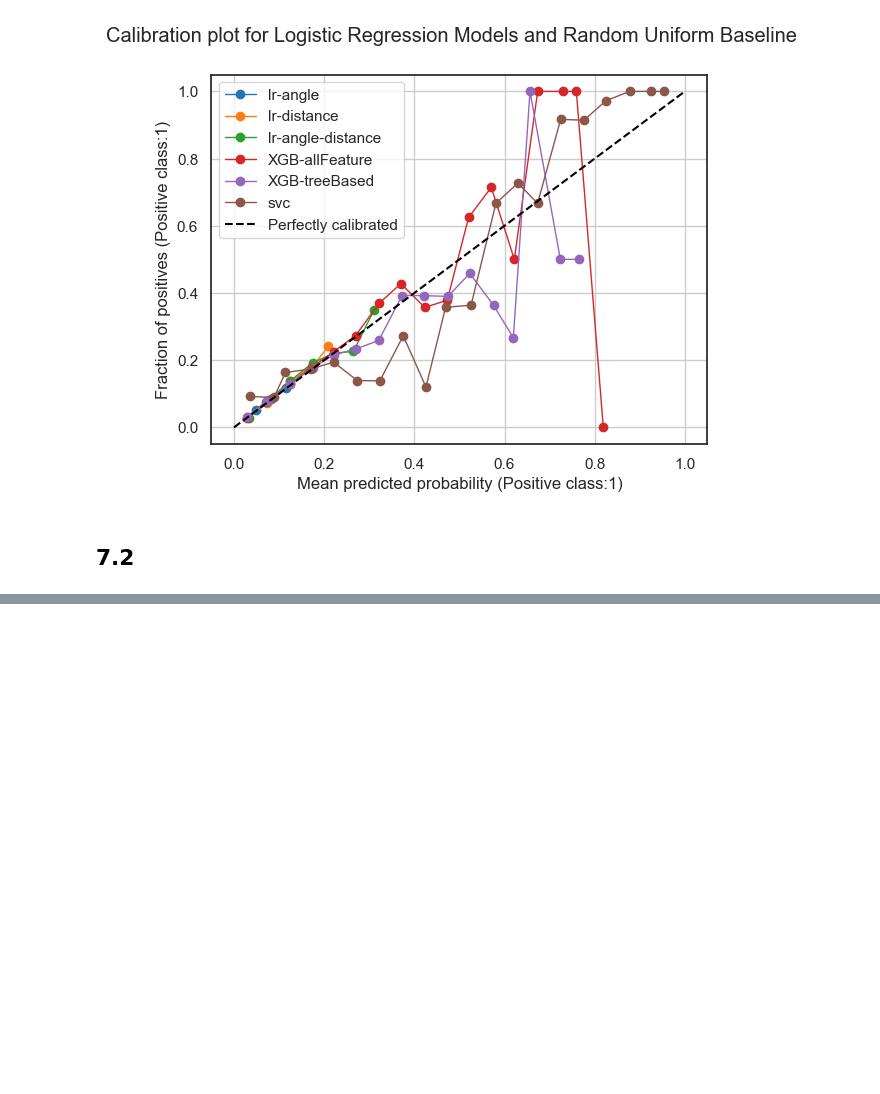
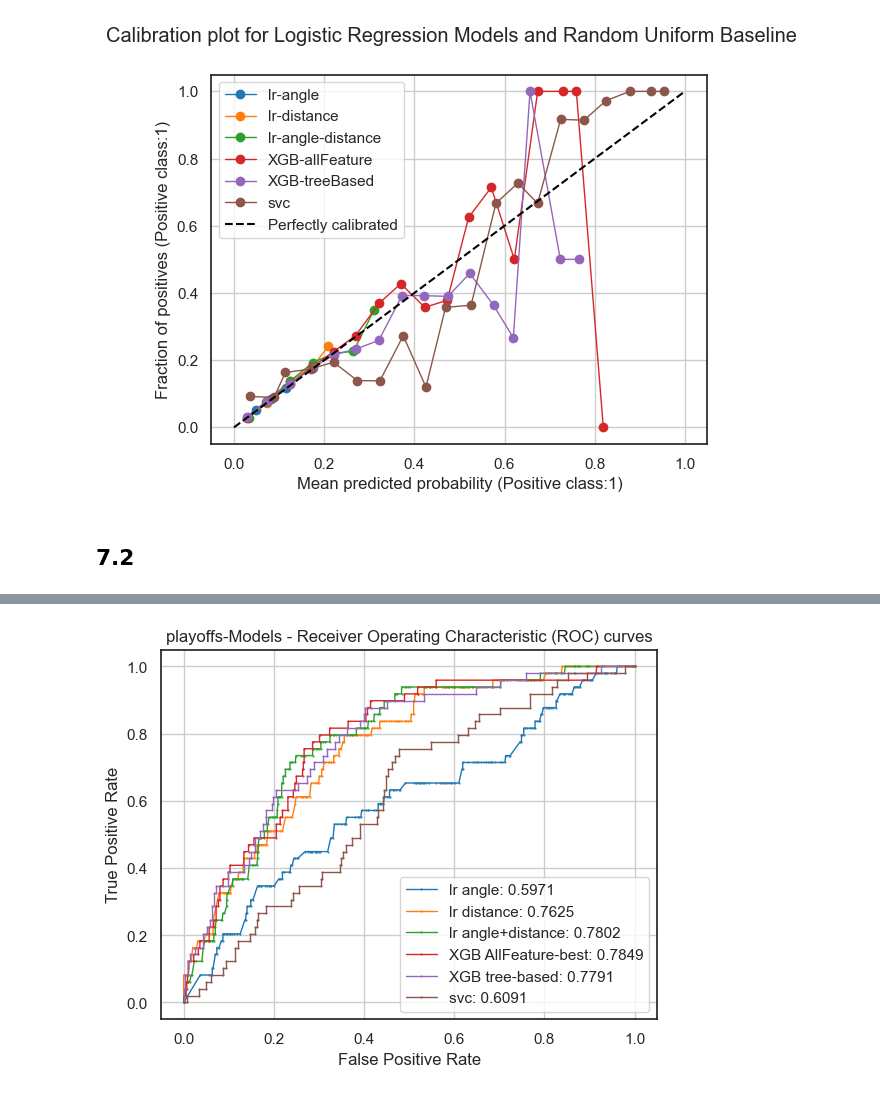
Before and after one commit to mina-parham/IFT6758-Project, a Jupyter notebook: notebooks/Milestone2_task7.ipynb, the cells around one changed output, grey strips where cells are left out. Drawn from its saved outputs; the diff is of its cells as text; code cells hidden in the pictures; blank space fills up the shorter version.

```diff
--- a/notebooks/Milestone2_task7.ipynb
+++ b/notebooks/Milestone2_task7.ipynb
@@ -362,0 +358,20 @@ playoffs_ds = df[df.game_id.str.contains('^201903')]
+# %%
+#5.2:
+Y_playoffs_xgb = np.array(playoffs_xgb[['is_goal']])
+X_playoffs_5_2 = np.array(playoffs_xgb[feature_5_2])
+X_playoffs_5_3 = np.array(playoffs_xgb[feature_5_3])
+# %%
+#6
+Y_playoffs_svc = np.array(playoffs_svc[['is_goal']])
+X_playoffs_svc = np.array(playoffs_svc[feature_6_svc])
+# %%
+#metrices:
+#3
+acc_ex_lr_angle, auc_lr_angle, fpr_lr_angle, tpr_lr_angle, probs_lr_angle = metrics( loaded_model_angle, X_playoffs_angle, Y_playoffs, "XGB", "Distance+Angle")
+acc_ex_lr_distance, auc_lr_distance, fpr_lr_distance, tpr_lr_distance, probs_lr_distance = metrics( loaded_model_distance, X_playoffs_distance, Y_playoffs, "XGB", "Distance+Angle")
+acc_ex_lr_angle_distance, auc_lr_angle_distance, fpr_lr_angle_distance, tpr_lr_angle_distance, probs_lr_angle_distance = metrics( loaded_model_angle_distance, X_playoffs_dist_angle, Y_playoffs, "XGB", "Distance+Angle")
+# #5
+acc_ex_xgb_5_2, auc_xgb_5_2, fpr_xgb_5_2, tpr_xgb_5_2, probs_xgb_5_2 = metrics( model_5_2, X_playoffs_5_2, Y_playoffs_xgb, "XGB", "Distance+Angle")
+acc_ex_xgb_5_3, auc_xgb_5_3, fpr_xgb_5_3, tpr_xgb_5_3, probs_xgb_5_3 = metrics( model_5_3, X_playoffs_5_3, Y_playoffs_xgb, "XGB", "Distance+Angle")
+#6
+acc_ex_svc, auc_svc, fpr_svc, tpr_svc, probs_svc = metrics( model_6, X_playoffs_svc, Y_playoffs_svc, "XGB", "Distance+Angle")
@@ -362,0 +415,21 @@ playoffs_ds = df[df.game_id.str.contains('^201903')]
+# %%
+#PLOT1
+
+plt.plot(fpr_lr_angle, tpr_lr_angle, marker='.', linewidth=1, markersize=1,label=f"lr angle: {auc_lr_angle}")
+plt.plot(fpr_lr_distance, tpr_lr_distance, marker='.', linewidth=1, markersize=1,label=f"lr distance: {auc_lr_distance}")
+plt.plot(fpr_lr_angle_distance, tpr_lr_angle_distance, marker='.', linewidth=1, markersize=1,label=f"lr angle+distance: {auc_lr_angle_distance}")
+plt.plot(fpr_xgb_5_2, tpr_xgb_5_2, marker='.', linewidth=1, markersize=1,label=f"XGB AllFeature-best: {auc_xgb_5_2}")
+plt.plot(fpr_xgb_5_3, tpr_xgb_5_3, marker='.', linewidth=1, markersize=1,label=f"XGB tree-based: {auc_xgb_5_3}")
+#6
+plt.plot(fpr_svc, tpr_svc, marker='.', linewidth=1, markersize=1,label=f"svc: {auc_svc}")
+
+
+
+plt.title('playoffs-Models - Receiver Operating Characteristic (ROC) curves')
+plt.xlabel('False Positive Rate')
+plt.ylabel('True Positive Rate')
+plt.grid()
+plt.legend()
+plt.show()
+# %% [output]
+[figure, added]
```
Also changed, not shown: parts of 12 cells of this notebook.
